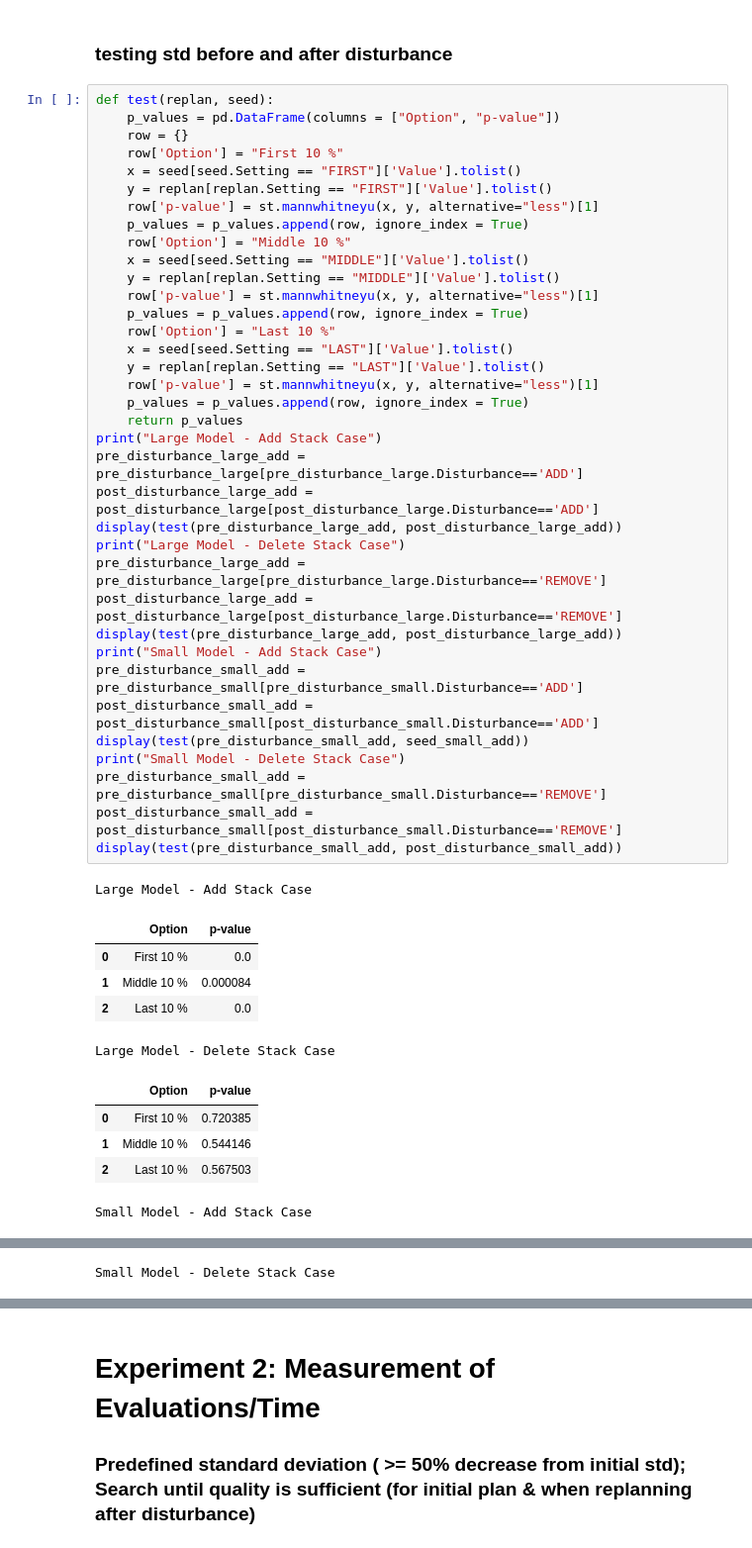
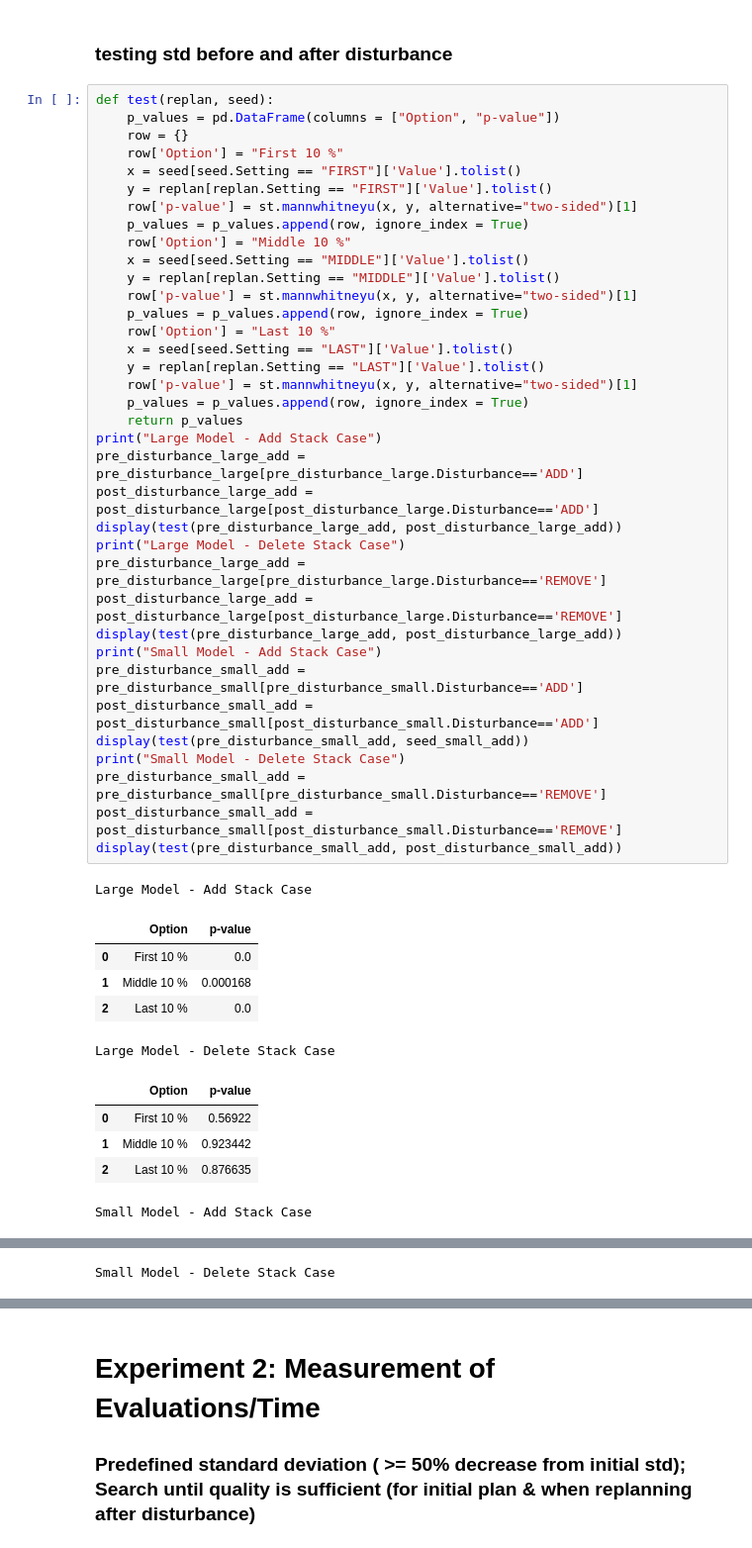
Before and after one commit to martineisenberg/momot-reactive, a Jupyter notebook: evaluation/data_processing.ipynb, the cells around one changed output, grey strips where cells are left out. Shown at 99% size. Saved outputs shown, nothing was run; the diff lists cells and outputs as text.

```diff
--- a/evaluation/data_processing.ipynb
+++ b/evaluation/data_processing.ipynb
@@ -262,46 +279,46 @@ def test(replan, seed):
     row['Option'] = "First 10 %"
     x = seed[seed.Setting == "FIRST"]['Value'].tolist()
     y = replan[replan.Setting == "FIRST"]['Value'].tolist()
-    row['p-value'] = st.mannwhitneyu(x, y, alternative="less")[1]
+    row['p-value'] = st.mannwhitneyu(x, y, alternative="two-sided")[1]
     p_values = p_values.append(row, ignore_index = True)
     row['Option'] = "Middle 10 %"
     x = seed[seed.Setting == "MIDDLE"]['Value'].tolist()
     y = replan[replan.Setting == "MIDDLE"]['Value'].tolist()
-    row['p-value'] = st.mannwhitneyu(x, y, alternative="less")[1]
+    row['p-value'] = st.mannwhitneyu(x, y, alternative="two-sided")[1]
     p_values = p_values.append(row, ignore_index = True)
     row['Option'] = "Last 10 %"
     x = seed[seed.Setting == "LAST"]['Value'].tolist()
     y = replan[replan.Setting == "LAST"]['Value'].tolist()
-    row['p-value'] = st.mannwhitneyu(x, y, alternative="less")[1]
+    row['p-value'] = st.mannwhitneyu(x, y, alternative="two-sided")[1]
     p_values = p_values.append(row, ignore_index = True)
     return p_values
 print("Large Model - Add Stack Case")
 pre_disturbance_large_add = pre_disturbance_large[pre_disturbance_large.Disturbance=='ADD']
 post_disturbance_large_add = post_disturbance_large[post_disturbance_large.Disturbance=='ADD']
 display(test(pre_disturbance_large_add, post_disturbance_large_add))
 print("Large Model - Delete Stack Case")
 pre_disturbance_large_add = pre_disturbance_large[pre_disturbance_large.Disturbance=='REMOVE']
 post_disturbance_large_add = post_disturbance_large[post_disturbance_large.Disturbance=='REMOVE']
 display(test(pre_disturbance_large_add, post_disturbance_large_add))
 print("Small Model - Add Stack Case")
 pre_disturbance_small_add = pre_disturbance_small[pre_disturbance_small.Disturbance=='ADD']
 post_disturbance_small_add = post_disturbance_small[post_disturbance_small.Disturbance=='ADD']
 display(test(pre_disturbance_small_add, seed_small_add))
 print("Small Model - Delete Stack Case")
 pre_disturbance_small_add = pre_disturbance_small[pre_disturbance_small.Disturbance=='REMOVE']
 post_disturbance_small_add = post_disturbance_small[post_disturbance_small.Disturbance=='REMOVE']
 display(test(pre_disturbance_small_add, post_disturbance_small_add))
 # %% [output]
 Large Model - Add Stack Case
 |  | Option | p-value |
 | 0 | First 10 % | 0.0 |
-| 1 | Middle 10 % | 0.000084 |
+| 1 | Middle 10 % | 0.000168 |
 | 2 | Last 10 % | 0.0 |
 Large Model - Delete Stack Case
 |  | Option | p-value |
-| 0 | First 10 % | 0.720385 |
-| 1 | Middle 10 % | 0.544146 |
-| 2 | Last 10 % | 0.567503 |
+| 0 | First 10 % | 0.56922 |
+| 1 | Middle 10 % | 0.923442 |
+| 2 | Last 10 % | 0.876635 |
 Small Model - Add Stack Case
 |  | Option | p-value |
 | 0 | First 10 % | 0.0 |
```
Also changed, not shown: parts of 4 cells of this notebook, 3 other files.
